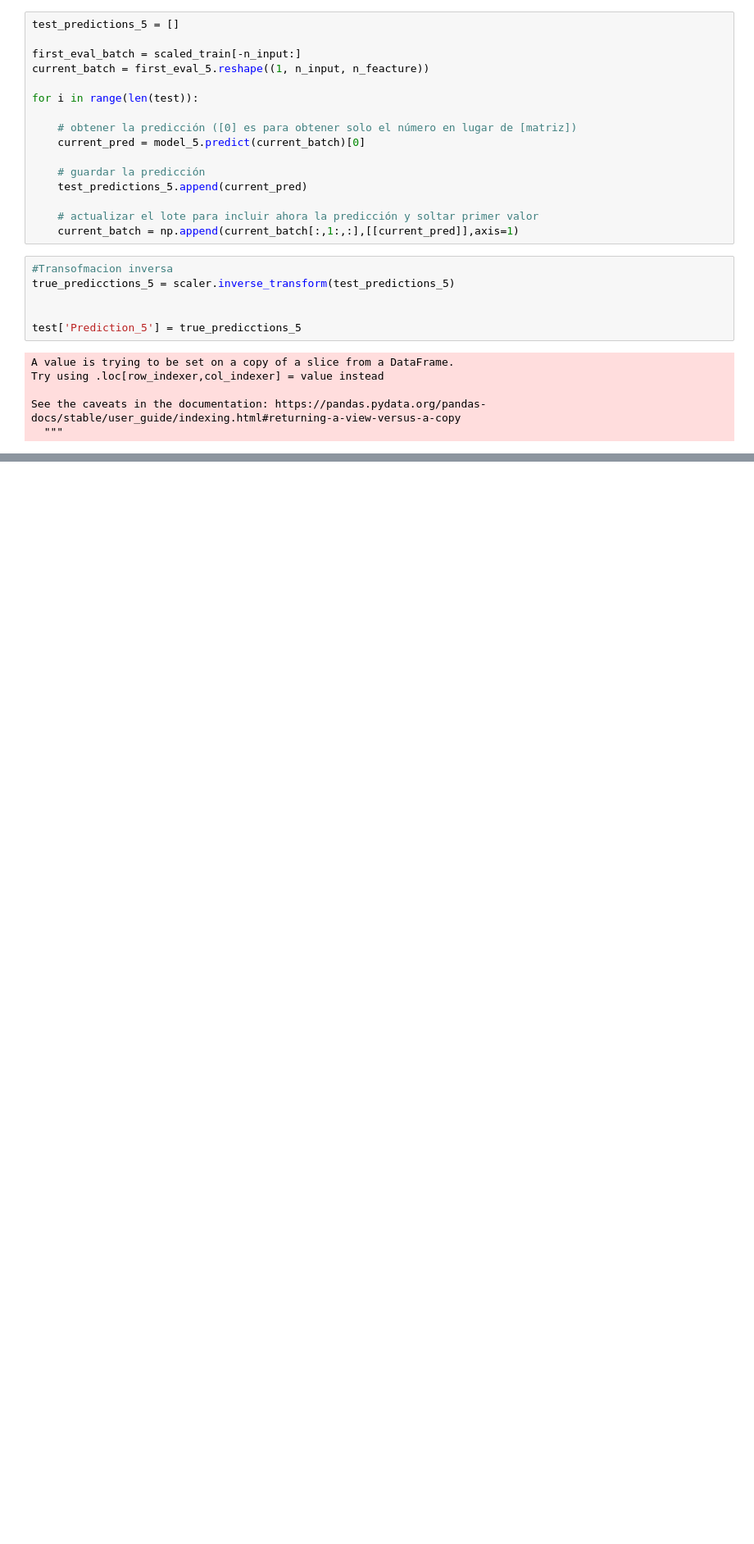
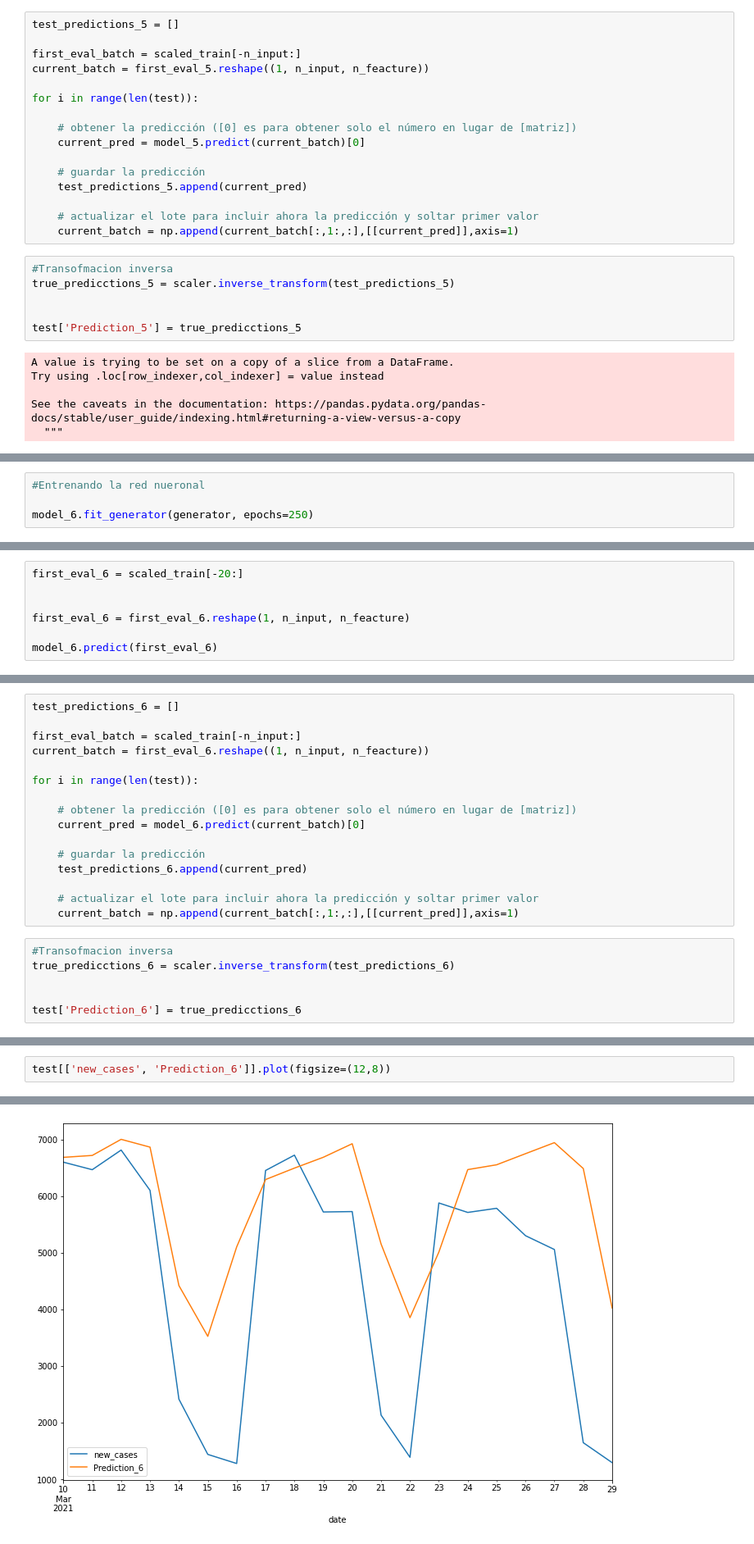
Before and after one commit to artthuro6/Deep_Learning-Covid19, a Jupyter notebook: LSTM_COVID_19.ipynb, the cells around one changed output, grey strips where cells are left out. Shown at 82% size. Saved outputs shown, nothing was run; the diff lists cells and outputs as text; blank space fills up the shorter version.

Commit message:
Modelo-6 Creado.

```diff
--- a/LSTM_COVID_19.ipynb
+++ b/LSTM_COVID_19.ipynb
@@ -869,0 +914,4 @@ test
+# %%
+#Entrenando la red nueronal
+
+model_6.fit_generator(generator, epochs=250)
@@ -869,0 +938,7 @@ test
+# %%
+first_eval_6 = scaled_train[-20:]
+
+
+first_eval_6 = first_eval_6.reshape(1, n_input, n_feacture)
+
+model_6.predict(first_eval_6)
@@ -869,0 +947,22 @@ test
+# %%
+test_predictions_6 = []
+
+first_eval_batch = scaled_train[-n_input:]
+current_batch = first_eval_6.reshape((1, n_input, n_feacture))
+
+for i in range(len(test)):
+
+    # obtener la predicción ([0] es para obtener solo el número en lugar de [matriz])
+    current_pred = model_6.predict(current_batch)[0]
+
+    # guardar la predicción
+    test_predictions_6.append(current_pred)
+
+    # actualizar el lote para incluir ahora la predicción y soltar primer valor
+    current_batch = np.append(current_batch[:,1:,:],[[current_pred]],axis=1)
+# %%
+#Transofmacion inversa
+true_predicctions_6 = scaler.inverse_transform(test_predictions_6)
+
+
+test['Prediction_6'] = true_predicctions_6
@@ -869,0 +975,3 @@ test
+# %%
+test[['new_cases', 'Prediction_6']].plot(figsize=(12,8))
+# %% [output]
@@ -869,0 +979 @@ test
+[figure, added]
```
Also changed, not shown: parts of 36 cells of this notebook.
